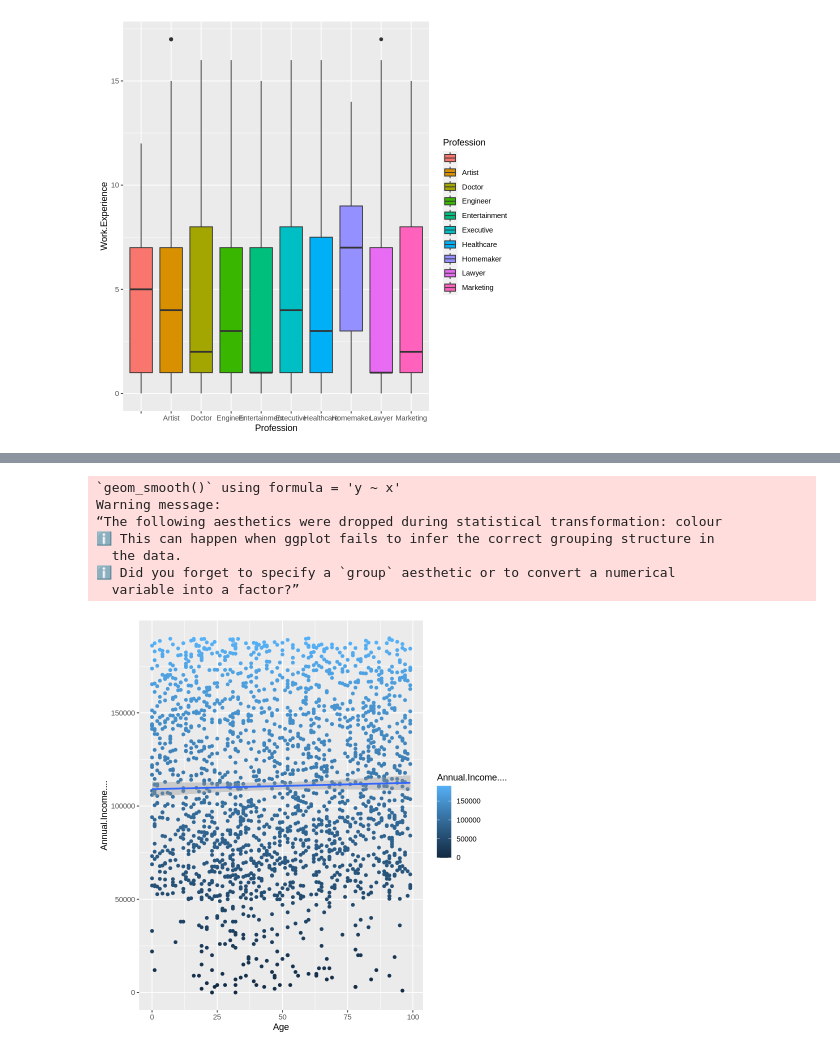
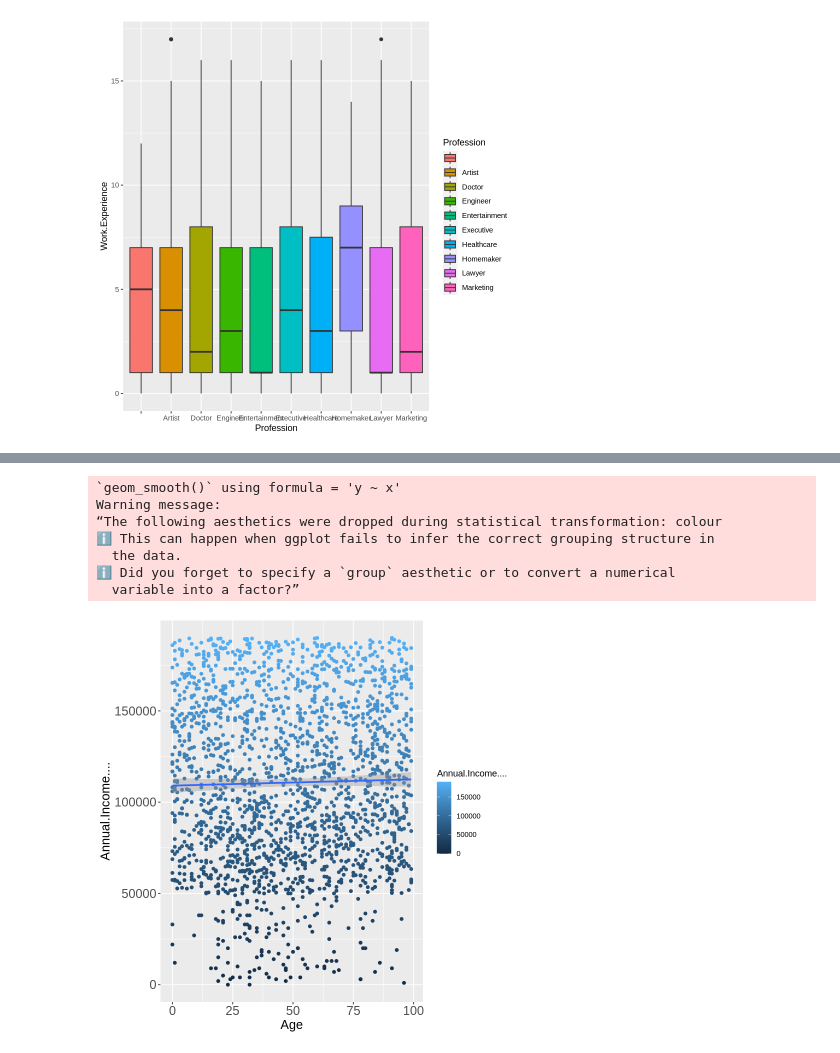
Before and after one commit to Karishmadeshmukh796/project_R_programming, a Jupyter notebook: PROJECT.ipynb, the cells around one changed output, grey strips where cells are left out. Cells and saved outputs as stored; diff of their text form; code cells hidden in the pictures.

```diff
--- a/PROJECT.ipynb
+++ b/PROJECT.ipynb
@@ -172,16 +186,18 @@ from above histogram we can conclude that customer whos family contain more than
 # %%
 ggplot(df, aes(x=Age, y=Annual.Income...., col=Annual.Income....))+
   geom_point()+
-   geom_smooth(method="lm")
+   geom_smooth(method="lm")+
+     theme(axis.text.x=element_text(size=15),axis.text.y=element_text(size=15))+
+  theme(axis.title.x=element_text(size=15),axis.title.y=element_text(size=15))
 # %% [output]
 `geom_smooth()` using formula = 'y ~ x'
 Warning message:
 “The following aesthetics were dropped during statistical transformation: colour
 ℹ This can happen when ggplot fails to infer the correct grouping structure in
   the data.
 ℹ Did you forget to specify a `group` aesthetic or to convert a numerical
   variable into a factor?”
-[figure, old version]
+[figure, new version]
 # %%
 ggplot(df, aes(Spending.Score..1.100., Age )) +
   geom_point(col="pink", size=4)+
```
Also changed, not shown: parts of 7 cells of this notebook.
